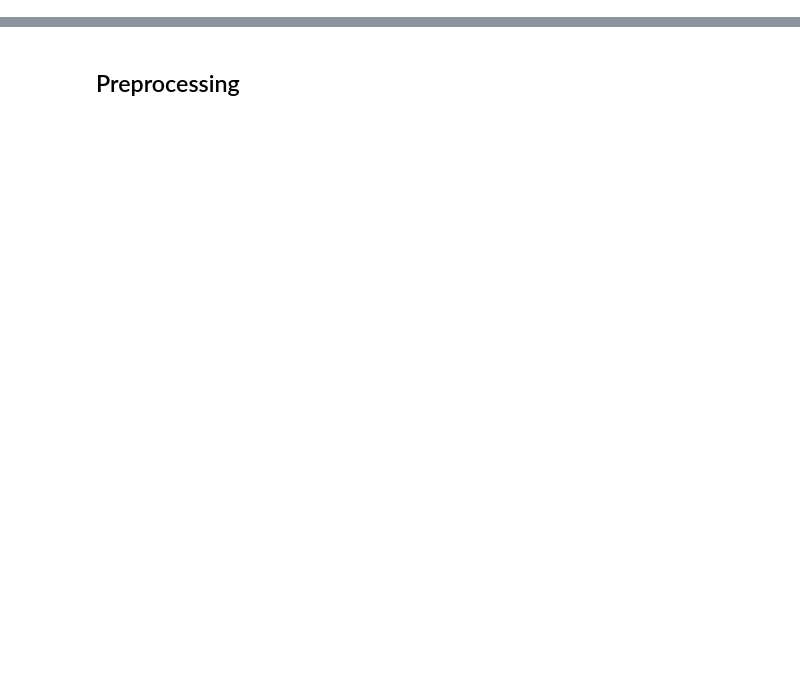
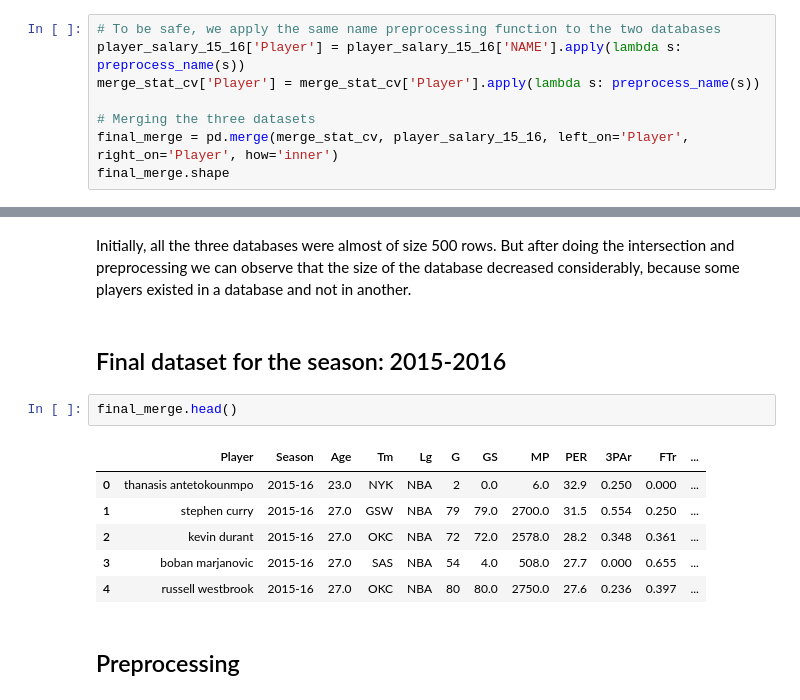
Before and after one commit to nhatminh-96/datacamp-project, a Jupyter notebook: nada_notebook.ipynb, the cells around one changed output, grey strips where cells are left out. Saved outputs shown, nothing was run; the diff lists cells and outputs as text; blank space fills up the shorter version.

```diff
--- a/nada_notebook.ipynb
+++ b/nada_notebook.ipynb
@@ -106,0 +132,8 @@ M.head()
+# %%
+# To be safe, we apply the same name preprocessing function to the two databases
+player_salary_15_16['Player'] = player_salary_15_16['NAME'].apply(lambda s: preprocess_name(s))
+merge_stat_cv['Player'] = merge_stat_cv['Player'].apply(lambda s: preprocess_name(s))
+
+# Merging the three datasets
+final_merge = pd.merge(merge_stat_cv, player_salary_15_16, left_on='Player', right_on='Player', how='inner')
+final_merge.shape
@@ -107,2 +147,15 @@ M.head()
+# %% [markdown]
+Initially, all the three databases were almost of size 500 rows. But after doing the intersection and preprocessing we can observe that the size of the database decreased considerably, because some players existed in a database and not in another.
+# %% [markdown]
+## Final dataset for the season: 2015-2016
+# %%
+final_merge.head()
+# %% [output]
+|  | Player | Season | Age | Tm | Lg | G | GS | MP | PER | 3PAr | FTr | ... |
+| 0 | thanasis antetokounmpo | 2015-16 | 23.0 | NYK | NBA | 2 | 0.0 | 6.0 | 32.9 | 0.250 | 0.000 | ... |
+| 1 | stephen curry | 2015-16 | 27.0 | GSW | NBA | 79 | 79.0 | 2700.0 | 31.5 | 0.554 | 0.250 | ... |
+| 2 | kevin durant | 2015-16 | 27.0 | OKC | NBA | 72 | 72.0 | 2578.0 | 28.2 | 0.348 | 0.361 | ... |
+| 3 | boban marjanovic | 2015-16 | 27.0 | SAS | NBA | 54 | 4.0 | 508.0 | 27.7 | 0.000 | 0.655 | ... |
+| 4 | russell westbrook | 2015-16 | 27.0 | OKC | NBA | 80 | 80.0 | 2750.0 | 27.6 | 0.236 | 0.397 | ... |
 # %% [markdown]
 ## Preprocessing
```
Also changed, not shown: parts of 73 cells of this notebook.
